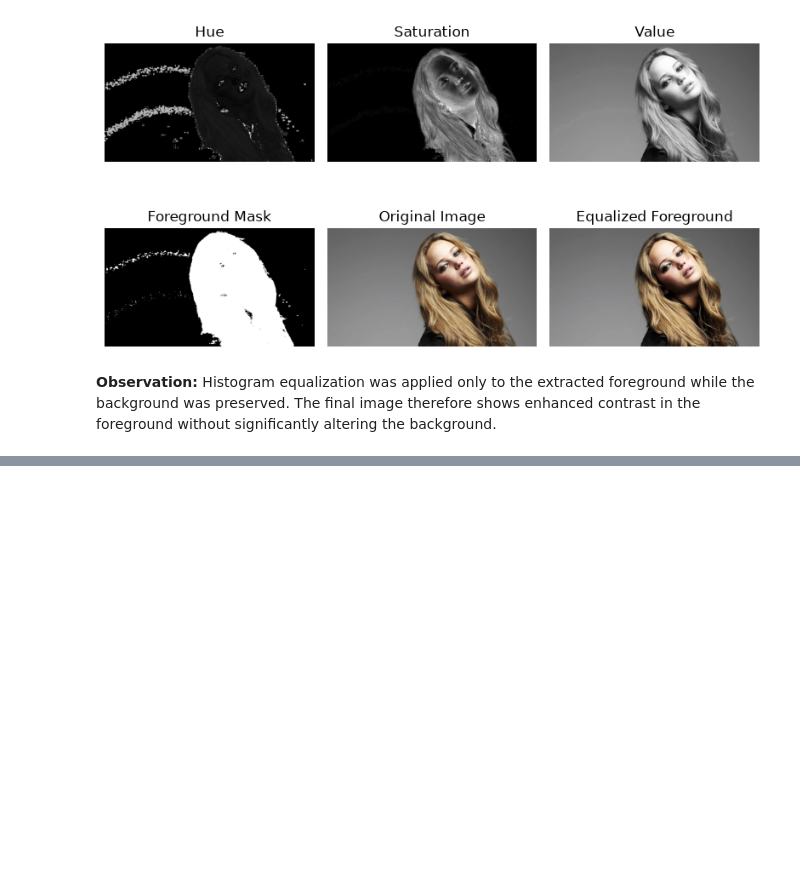
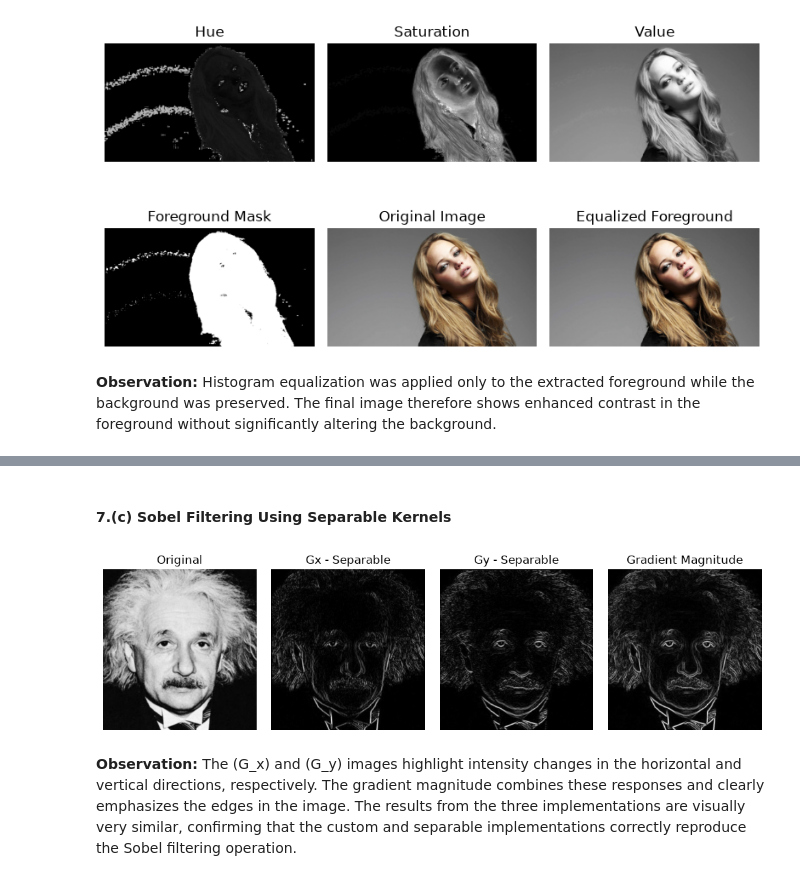
Before and after one commit to chaniruranawaka/Intensity-Transformations-and-Neighborhood-Filtering, a Jupyter notebook: A01.ipynb, the cells around one changed output, grey strips where cells are left out. Saved outputs shown, nothing was run; the diff lists cells and outputs as text; code cells hidden in the pictures; blank space fills up the shorter version.

```diff
--- a/A01.ipynb
+++ b/A01.ipynb
@@ -951,0 +1050,63 @@ plt.show()
+# %% [markdown]
+#### 7.(c) Sobel Filtering Using Separable Kernels
+# %%
+# 1D Sobel filters
+smooth = np.array([1, 2, 1], dtype=np.float64)
+derivative = np.array([1, 0, -1], dtype=np.float64)
+
+# Gx = [1 2 1]^T * [1 0 -1]
+temp = cv2.filter2D(
+    image,
+    cv2.CV_64F,
+    smooth.reshape(-1, 1)
+)
+
+Gx_sep = cv2.filter2D(
+    temp,
+    cv2.CV_64F,
+    derivative.reshape(1, -1)
+)
+
+# Gy = [1 2 1] * [1 0 -1]^T
+temp = cv2.filter2D(
+    image,
+    cv2.CV_64F,
+    smooth.reshape(1, -1)
+)
+
+Gy_sep = cv2.filter2D(
+    temp,
+    cv2.CV_64F,
+    derivative.reshape(-1, 1)
+)
+
+# Gradient magnitude
+magnitude_sep = np.sqrt(
+    Gx_sep**2 + Gy_sep**2
+)
+
+# Display
+fig, axes = plt.subplots(1, 4, figsize=(10, 2.7))
+
+axes[0].imshow(image, cmap="gray")
+axes[0].set_title("Original")
+axes[0].axis("off")
+
+axes[1].imshow(np.abs(Gx_sep), cmap="gray")
+axes[1].set_title("Gx - Separable")
+axes[1].axis("off")
+
+axes[2].imshow(np.abs(Gy_sep), cmap="gray")
+axes[2].set_title("Gy - Separable")
+axes[2].axis("off")
+
+axes[3].imshow(magnitude_sep, cmap="gray")
+axes[3].set_title("Gradient Magnitude")
+axes[3].axis("off")
+
+plt.tight_layout()
+plt.show()
+# %% [output]
+[figure, added]
+# %% [markdown]
+**Observation:** The (G_x) and (G_y) images highlight intensity changes in the horizontal and vertical directions, respectively. The gradient magnitude combines these responses and clearly emphasizes the edges in the image. The results from the three implementations are visually very similar, confirming that the custom and separable implementations correctly reproduce the Sobel filtering operation.
```
Also changed, not shown: parts of 6 cells of this notebook.
